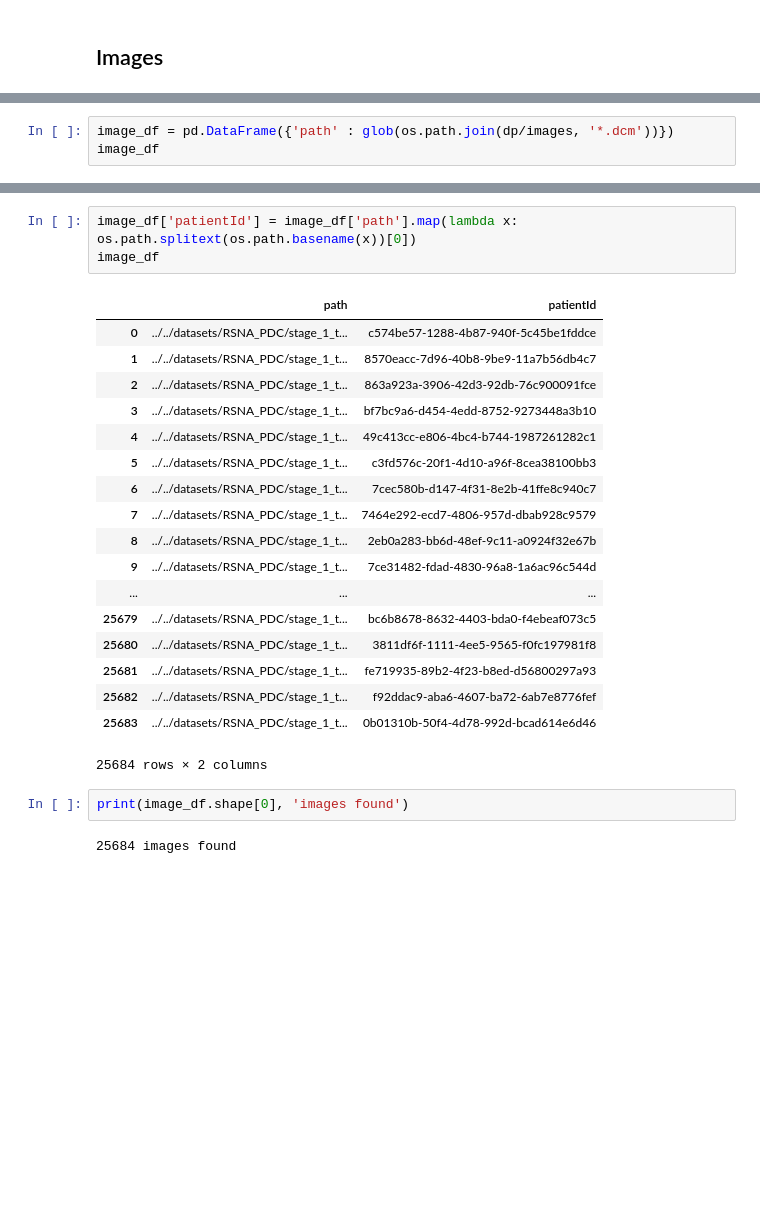
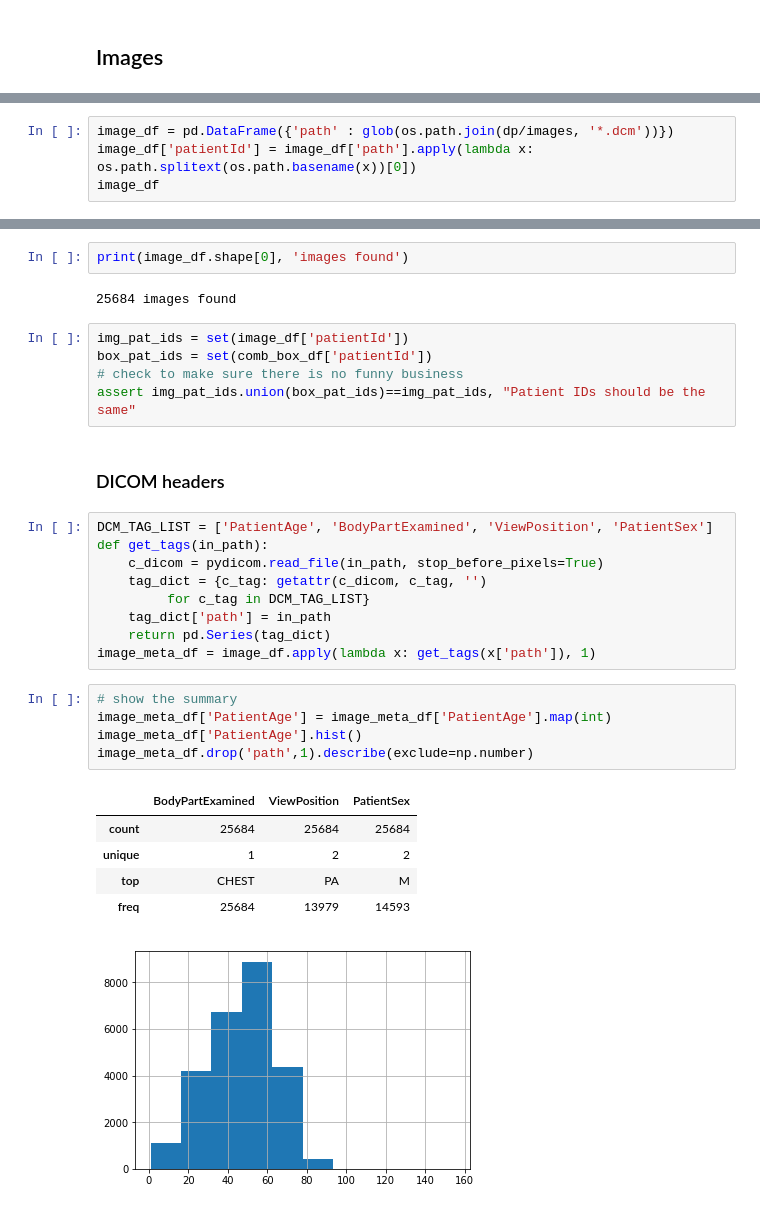
Before and after one commit to ChristophNeuner/RSNA_PDC, a Jupyter notebook: RSNA_PDC/RSNA_PDC.ipynb, the cells around one changed output, grey strips where cells are left out. Cells and saved outputs as stored; diff of their text form; blank space fills up the shorter version.

```diff
--- a/RSNA_PDC/RSNA_PDC.ipynb
+++ b/RSNA_PDC/RSNA_PDC.ipynb
@@ -122,4 +124,5 @@ comb_bbox_df.groupby(['class', 'Target']).size().reset_index(name='Patient Count
 # %%
 image_df = pd.DataFrame({'path' : glob(os.path.join(dp/images, '*.dcm'))})
+image_df['patientId'] = image_df['path'].apply(lambda x: os.path.splitext(os.path.basename(x))[0])
 image_df
 # %% [output]
@@ -144,26 +147,32 @@ image_df
-# %%
-image_df['patientId'] = image_df['path'].map(lambda x: os.path.splitext(os.path.basename(x))[0])
-image_df
-# %% [output]
-|  | path | patientId |
-| 0 | ../../datasets/RSNA_PDC/stage_1_t... | c574be57-1288-4b87-940f-5c45be1fddce |
-| 1 | ../../datasets/RSNA_PDC/stage_1_t... | 8570eacc-7d96-40b8-9be9-11a7b56db4c7 |
-| 2 | ../../datasets/RSNA_PDC/stage_1_t... | 863a923a-3906-42d3-92db-76c900091fce |
-| 3 | ../../datasets/RSNA_PDC/stage_1_t... | bf7bc9a6-d454-4edd-8752-9273448a3b10 |
-| 4 | ../../datasets/RSNA_PDC/stage_1_t... | 49c413cc-e806-4bc4-b744-1987261282c1 |
-| 5 | ../../datasets/RSNA_PDC/stage_1_t... | c3fd576c-20f1-4d10-a96f-8cea38100bb3 |
-| 6 | ../../datasets/RSNA_PDC/stage_1_t... | 7cec580b-d147-4f31-8e2b-41ffe8c940c7 |
-| 7 | ../../datasets/RSNA_PDC/stage_1_t... | 7464e292-ecd7-4806-957d-dbab928c9579 |
-| 8 | ../../datasets/RSNA_PDC/stage_1_t... | 2eb0a283-bb6d-48ef-9c11-a0924f32e67b |
-| 9 | ../../datasets/RSNA_PDC/stage_1_t... | 7ce31482-fdad-4830-96a8-1a6ac96c544d |
-| ... | ... | ... |
-| 25679 | ../../datasets/RSNA_PDC/stage_1_t... | bc6b8678-8632-4403-bda0-f4ebeaf073c5 |
-| 25680 | ../../datasets/RSNA_PDC/stage_1_t... | 3811df6f-1111-4ee5-9565-f0fc197981f8 |
-| 25681 | ../../datasets/RSNA_PDC/stage_1_t... | fe719935-89b2-4f23-b8ed-d56800297a93 |
-| 25682 | ../../datasets/RSNA_PDC/stage_1_t... | f92ddac9-aba6-4607-ba72-6ab7e8776fef |
-| 25683 | ../../datasets/RSNA_PDC/stage_1_t... | 0b01310b-50f4-4d78-992d-bcad614e6d46 |
-25684 rows × 2 columns
 # %%
 print(image_df.shape[0], 'images found')
 # %% [output]
 25684 images found
+# %%
+img_pat_ids = set(image_df['patientId'])
+box_pat_ids = set(comb_box_df['patientId'])
+# check to make sure there is no funny business
+assert img_pat_ids.union(box_pat_ids)==img_pat_ids, "Patient IDs should be the same"
+# %% [markdown]
+### DICOM headers
+# %%
+DCM_TAG_LIST = ['PatientAge', 'BodyPartExamined', 'ViewPosition', 'PatientSex']
+def get_tags(in_path):
+    c_dicom = pydicom.read_file(in_path, stop_before_pixels=True)
+    tag_dict = {c_tag: getattr(c_dicom, c_tag, '')
+         for c_tag in DCM_TAG_LIST}
+    tag_dict['path'] = in_path
+    return pd.Series(tag_dict)
+image_meta_df = image_df.apply(lambda x: get_tags(x['path']), 1)
+# %%
+# show the summary
+image_meta_df['PatientAge'] = image_meta_df['PatientAge'].map(int)
+image_meta_df['PatientAge'].hist()
+image_meta_df.drop('path',1).describe(exclude=np.number)
+# %% [output]
+|  | BodyPartExamined | ViewPosition | PatientSex |
+| count | 25684 | 25684 | 25684 |
+| unique | 1 | 2 | 2 |
+| top | CHEST | PA | M |
+| freq | 25684 | 13979 | 14593 |
+[figure, added]
```
Also changed, not shown: parts of 18 cells of this notebook.
